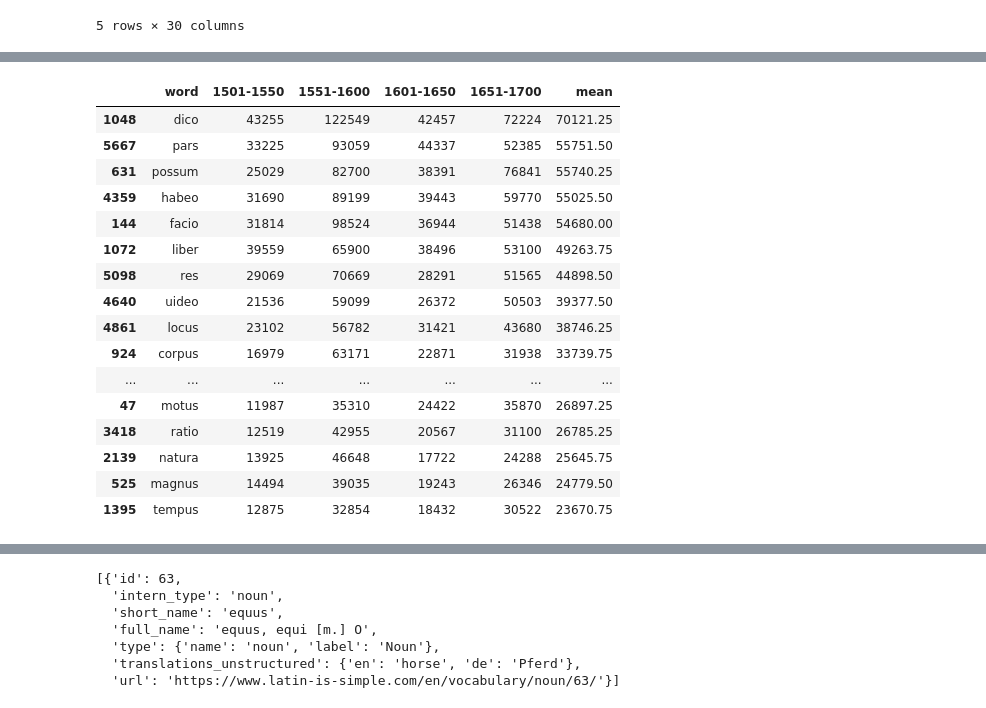
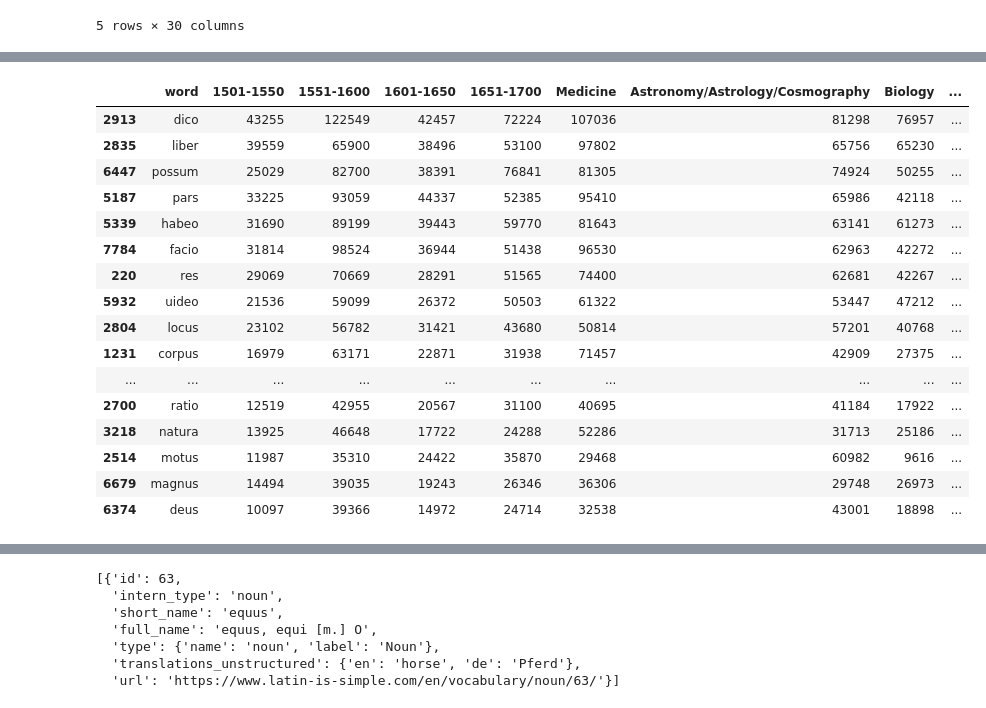
Before and after one commit to CCS-ZCU/WEEMS, a Jupyter notebook: scripts/1_vocabs&lila-embeddings.ipynb, the cells around one changed output, grey strips where cells are left out. Saved outputs shown, nothing was run; the diff lists cells and outputs as text; code cells hidden in the pictures.

```diff
--- a/scripts/1_vocabs&lila-embeddings.ipynb
+++ b/scripts/1_vocabs&lila-embeddings.ipynb
@@ -105 +351,6 @@ len(vocab_overlap)
+# %%
+source_path = "/srv/data/tome/tome-corpus/sents_data_id_jsons_v3-0/"
+emlap_metadata = pd.read_csv("/srv/data/tome/tome-corpus/emlap_metadata.csv", sep=";")
+ids = emlap_metadata["No."]
+emlap_vocab = [get_filtered_counts_by_ids(ids)]
 # %%
@@ -107,3 +369,5 @@ source_path = "/srv/data/tome/noscemus/sents_data_jsons/"
 # %%
-id = os.listdir(source_path)[0]
+# only 2,000 most common words for each period...
+topn = 2000
+vocabs_topn_lists =[list(vocab.keys())[:topn] for vocab in periods_vocabs + disciplines_vocabs + emlap_vocab]
 # %%
@@ -154,2 +402,9 @@ vocab = get_filtered_counts_by_ids(ids)
 # %%
-list(vocab.items())[:100]
+# add the counts of these words from the vocabularies
+def find_in_vocab(word, vocab):
+    try:
+        return vocab[word]
+    except:
+        return 0
+for vocab, per in zip(periods_vocabs + disciplines_vocabs + emlap_vocab, periods_str + disciplines_list + ["EMLAP"]):
+    vocab_union_df[per] = vocab_union_df["word"].apply(lambda x: find_in_vocab(x, vocab))
@@ -203,4 +465,2 @@ vocabs_topn_lists =[list(vocab.keys())[:topn] for vocab in periods_vocabs]
 # %%
-# build one list of words, including all from these four sets, i.e. their union
-vocab_union = set.union(*[set(vocab) for vocab in vocabs_topn_lists])
-len(vocab_union)
+filtered_vocab_df = vocab_union_df.copy()
@@ -241,24 +500,21 @@ for vocab, per in zip(periods_vocabs, [str(tup[0])+"-"+str(tup[1]) for tup in pe
 # %%
-# calculate the mean value for sorting
-vocab_union_df["mean"] = vocab_union_df[vocab_union_df.columns[1:]].mean(axis=1)
-vocab_union_df.sort_values("mean", ascending=False, inplace=True)
-vocab_union_df.head(20)
+filtered_vocab_df.head(20)
 # %% [output]
-|  | word | 1501-1550 | 1551-1600 | 1601-1650 | 1651-1700 | mean |
-| 1048 | dico | 43255 | 122549 | 42457 | 72224 | 70121.25 |
-| 5667 | pars | 33225 | 93059 | 44337 | 52385 | 55751.50 |
-| 631 | possum | 25029 | 82700 | 38391 | 76841 | 55740.25 |
-| 4359 | habeo | 31690 | 89199 | 39443 | 59770 | 55025.50 |
-| 144 | facio | 31814 | 98524 | 36944 | 51438 | 54680.00 |
-| 1072 | liber | 39559 | 65900 | 38496 | 53100 | 49263.75 |
-| 5098 | res | 29069 | 70669 | 28291 | 51565 | 44898.50 |
-| 4640 | uideo | 21536 | 59099 | 26372 | 50503 | 39377.50 |
-| 4861 | locus | 23102 | 56782 | 31421 | 43680 | 38746.25 |
-| 924 | corpus | 16979 | 63171 | 22871 | 31938 | 33739.75 |
-| ... | ... | ... | ... | ... | ... | ... |
-| 47 | motus | 11987 | 35310 | 24422 | 35870 | 26897.25 |
-| 3418 | ratio | 12519 | 42955 | 20567 | 31100 | 26785.25 |
-| 2139 | natura | 13925 | 46648 | 17722 | 24288 | 25645.75 |
-| 525 | magnus | 14494 | 39035 | 19243 | 26346 | 24779.50 |
-| 1395 | tempus | 12875 | 32854 | 18432 | 30522 | 23670.75 |
+|  | word | 1501-1550 | 1551-1600 | 1601-1650 | 1651-1700 | Medicine | Astronomy/Astrology/Cosmography | Biology | ... |
+| 2913 | dico | 43255 | 122549 | 42457 | 72224 | 107036 | 81298 | 76957 | ... |
+| 2835 | liber | 39559 | 65900 | 38496 | 53100 | 97802 | 65756 | 65230 | ... |
+| 6447 | possum | 25029 | 82700 | 38391 | 76841 | 81305 | 74924 | 50255 | ... |
+| 5187 | pars | 33225 | 93059 | 44337 | 52385 | 95410 | 65986 | 42118 | ... |
+| 5339 | habeo | 31690 | 89199 | 39443 | 59770 | 81643 | 63141 | 61273 | ... |
+| 7784 | facio | 31814 | 98524 | 36944 | 51438 | 96530 | 62963 | 42272 | ... |
+| 220 | res | 29069 | 70669 | 28291 | 51565 | 74400 | 62681 | 42267 | ... |
+| 5932 | uideo | 21536 | 59099 | 26372 | 50503 | 61322 | 53447 | 47212 | ... |
+| 2804 | locus | 23102 | 56782 | 31421 | 43680 | 50814 | 57201 | 40768 | ... |
+| 1231 | corpus | 16979 | 63171 | 22871 | 31938 | 71457 | 42909 | 27375 | ... |
+| ... | ... | ... | ... | ... | ... | ... | ... | ... | ... |
+| 2700 | ratio | 12519 | 42955 | 20567 | 31100 | 40695 | 41184 | 17922 | ... |
+| 3218 | natura | 13925 | 46648 | 17722 | 24288 | 52286 | 31713 | 25186 | ... |
+| 2514 | motus | 11987 | 35310 | 24422 | 35870 | 29468 | 60982 | 9616 | ... |
+| 6679 | magnus | 14494 | 39035 | 19243 | 26346 | 36306 | 29748 | 26973 | ... |
+| 6374 | deus | 10097 | 39366 | 14972 | 24714 | 32538 | 43001 | 18898 | ... |
 # %%
```
Also changed, not shown: parts of 74 cells of this notebook, 8 other files.
